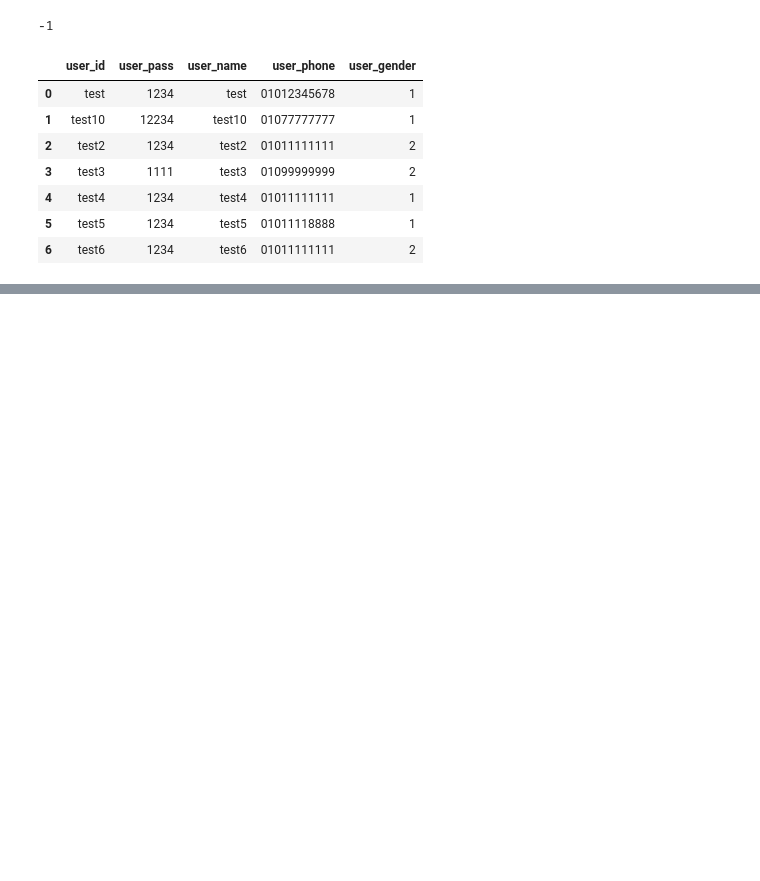
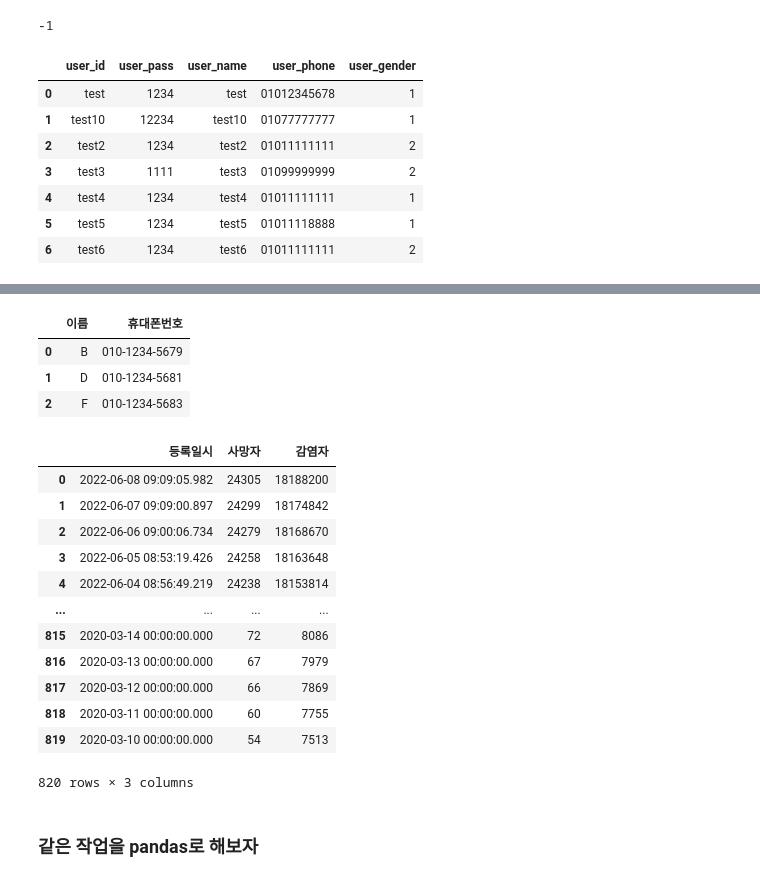
Before and after one commit to shoni0325/basic_python, a Jupyter notebook: shoni_python/230417/23_python_sql.ipynb, the cells around one changed output, grey strips where cells are left out. Saved outputs shown, nothing was run; the diff lists cells and outputs as text; code cells hidden in the pictures; blank space fills up the shorter version.

```diff
--- a/shoni_python/230417/23_python_sql.ipynb
+++ b/shoni_python/230417/23_python_sql.ipynb
@@ -225,0 +308,45 @@ import mod_sql
+# %%
+sql = """
+    select
+    `Name` as '이름',
+    `Phone` as '휴대폰번호'
+    from
+    example
+    where
+    Gender = %s
+    limit 3
+"""
+# column 에는 ``로 묶어주는 것이 좋다. 공백이 있을 경우 따로 보기 때문에. 따옴표 아니구 1 옆에 있는 거임~
+# limit는 몇개만 뽑을지 정하는 것. .head(3) 과 동일
+values = ['female']
+
+test.sql_query(sql, values)
+# %% [output]
+|  | 이름 | 휴대폰번호 |
+| 0 | B | 010-1234-5679 |
+| 1 | D | 010-1234-5681 |
+| 2 | F | 010-1234-5683 |
+# %%
+sql = """
+    select
+    createDt as '등록일시',
+    deathCnt as '사망자',
+    decideCnt as '감염자'
+    from
+    corona
+"""
+test.sql_query(sql)
+# %% [output]
+|  | 등록일시 | 사망자 | 감염자 |
+| 0 | 2022-06-08 09:09:05.982 | 24305 | 18188200 |
+| 1 | 2022-06-07 09:09:00.897 | 24299 | 18174842 |
+| 2 | 2022-06-06 09:00:06.734 | 24279 | 18168670 |
+| 3 | 2022-06-05 08:53:19.426 | 24258 | 18163648 |
+| 4 | 2022-06-04 08:56:49.219 | 24238 | 18153814 |
+| ... | ... | ... | ... |
+| 815 | 2020-03-14 00:00:00.000 | 72 | 8086 |
+| 816 | 2020-03-13 00:00:00.000 | 67 | 7979 |
+| 817 | 2020-03-12 00:00:00.000 | 66 | 7869 |
+| 818 | 2020-03-11 00:00:00.000 | 60 | 7755 |
+| 819 | 2020-03-10 00:00:00.000 | 54 | 7513 |
+820 rows × 3 columns
@@ -225,0 +355,2 @@ import mod_sql
+# %% [markdown]
+### 같은 작업을 pandas로 해보자
```
Also changed, not shown: parts of 25 cells of this notebook, 1 other file.
